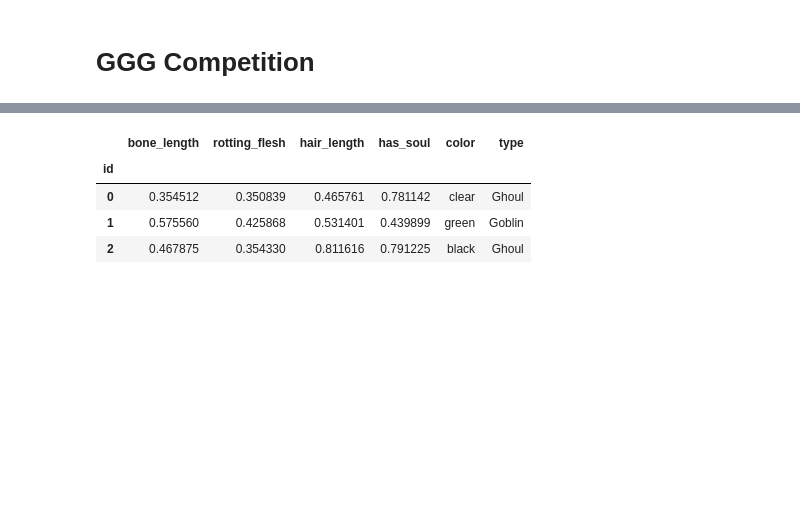
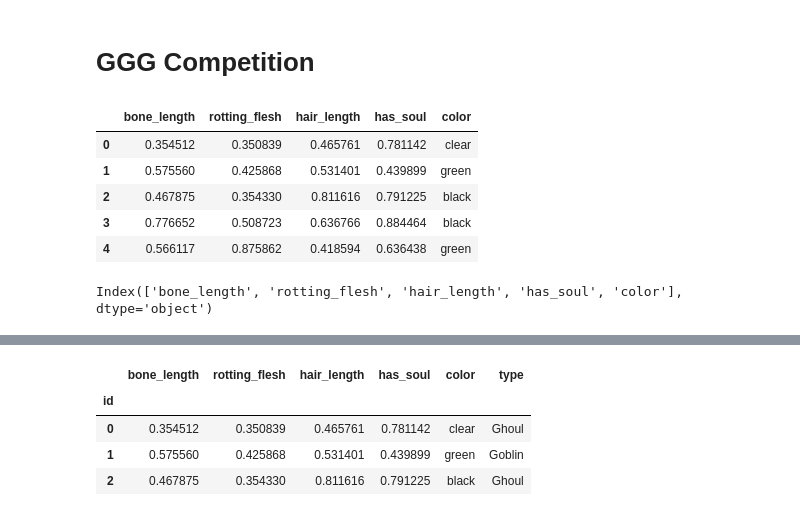
Before and after one commit to BRomanchuk/ML_projects, a Jupyter notebook: ghouls-goblins-and-ghosts-boo/GGG.ipynb, the cells around one changed output, grey strips where cells are left out. Cells and saved outputs as stored; diff of their text form; code cells hidden in the pictures; blank space fills up the shorter version.

```diff
--- a/ghouls-goblins-and-ghosts-boo/GGG.ipynb
+++ b/ghouls-goblins-and-ghosts-boo/GGG.ipynb
@@ -8,6 +8,17 @@ import matplotlib.pyplot as plt
 # %%
 data = pd.read_csv('./datasets/train.csv', index_col='id')
 test = pd.read_csv('./datasets/test.csv', index_col='id')
+
+df = pd.concat([data.drop('type', axis=1), test], ignore_index=True)
+
+df.head()
+# %% [output]
+|  | bone_length | rotting_flesh | hair_length | has_soul | color |
+| 0 | 0.354512 | 0.350839 | 0.465761 | 0.781142 | clear |
+| 1 | 0.575560 | 0.425868 | 0.531401 | 0.439899 | green |
+| 2 | 0.467875 | 0.354330 | 0.811616 | 0.791225 | black |
+| 3 | 0.776652 | 0.508723 | 0.636766 | 0.884464 | black |
+| 4 | 0.566117 | 0.875862 | 0.418594 | 0.636438 | green |
 # %%
 ghoul_mask = data['type'] == 'Ghoul'
 goblin_mask = data['type'] == 'Goblin'
@@ -19,0 +29,4 @@ df = pd.concat([data.drop('type', axis=1), test], ignore_index=True)
+# %%
+df.columns
+# %% [output]
+Index(['bone_length', 'rotting_flesh', 'hair_length', 'has_soul', 'color'], dtype='object')
```
Also changed, not shown: parts of 10 cells of this notebook, 2 other files.
